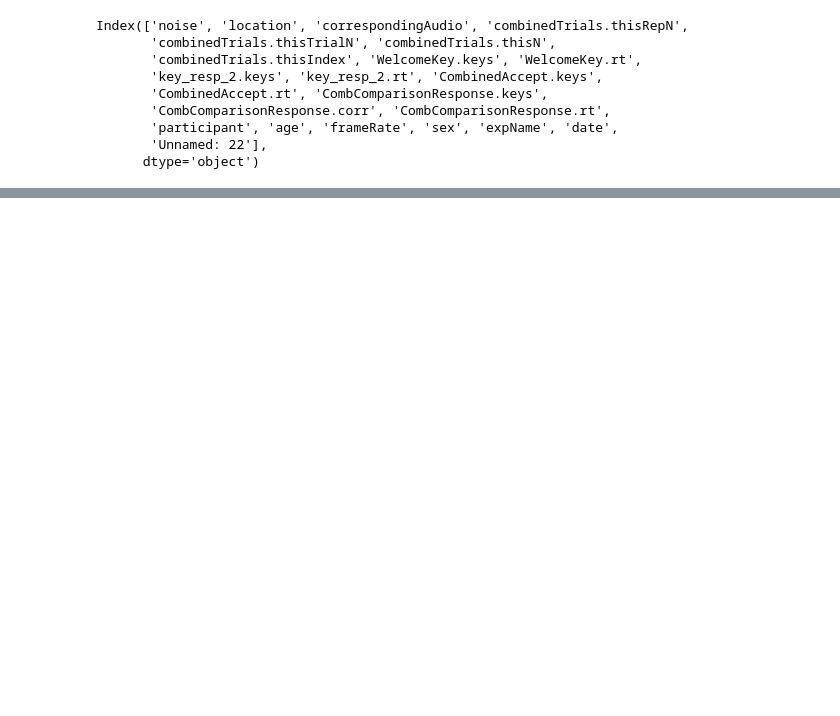
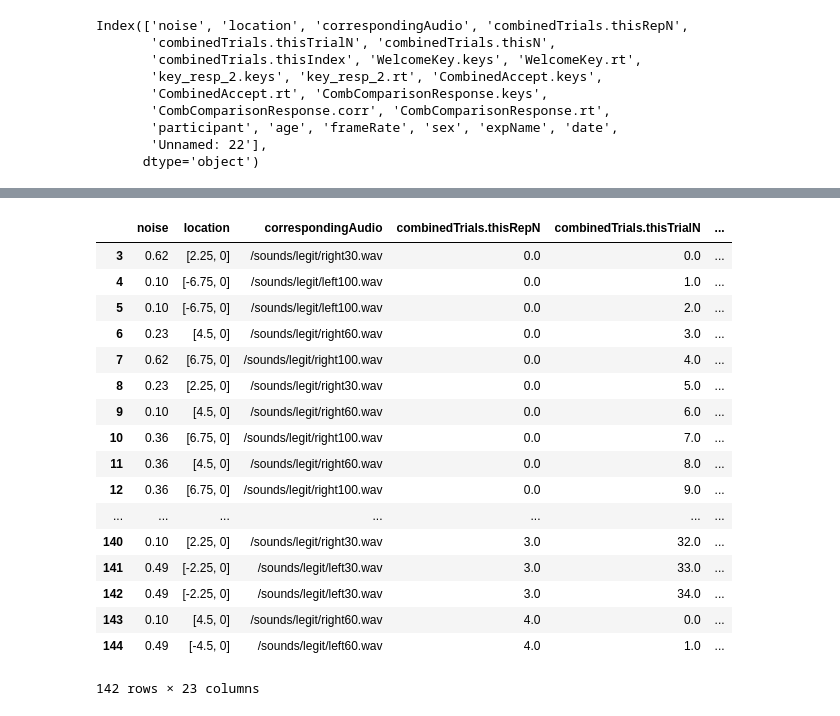
Before and after one commit to polaschwoebel/A-Bayesian-approach-to-multimodal-integration, a Jupyter notebook: access_experiment_data.ipynb, the cells around one changed output, grey strips where cells are left out. Saved outputs shown, nothing was run; the diff lists cells and outputs as text; code cells hidden in the pictures; blank space fills up the shorter version.

Commit message:
accessing experiment data notebook

```diff
--- a/access_experiment_data.ipynb
+++ b/access_experiment_data.ipynb
@@ -37,0 +22,21 @@ Name: CombComparisonResponse.keys, dtype: object
+# %%
+combined = experiment[pd.notnull(experiment['CombComparisonResponse.keys'])]
+# %% [output]
+|  | noise | location | correspondingAudio | combinedTrials.thisRepN | combinedTrials.thisTrialN | ... |
+| 3 | 0.62 | [2.25, 0] | /sounds/legit/right30.wav | 0.0 | 0.0 | ... |
+| 4 | 0.10 | [-6.75, 0] | /sounds/legit/left100.wav | 0.0 | 1.0 | ... |
+| 5 | 0.10 | [-6.75, 0] | /sounds/legit/left100.wav | 0.0 | 2.0 | ... |
+| 6 | 0.23 | [4.5, 0] | /sounds/legit/right60.wav | 0.0 | 3.0 | ... |
+| 7 | 0.62 | [6.75, 0] | /sounds/legit/right100.wav | 0.0 | 4.0 | ... |
+| 8 | 0.23 | [2.25, 0] | /sounds/legit/right30.wav | 0.0 | 5.0 | ... |
+| 9 | 0.10 | [4.5, 0] | /sounds/legit/right60.wav | 0.0 | 6.0 | ... |
+| 10 | 0.36 | [6.75, 0] | /sounds/legit/right100.wav | 0.0 | 7.0 | ... |
+| 11 | 0.36 | [4.5, 0] | /sounds/legit/right60.wav | 0.0 | 8.0 | ... |
+| 12 | 0.36 | [6.75, 0] | /sounds/legit/right100.wav | 0.0 | 9.0 | ... |
+| ... | ... | ... | ... | ... | ... | ... |
+| 140 | 0.10 | [2.25, 0] | /sounds/legit/right30.wav | 3.0 | 32.0 | ... |
+| 141 | 0.49 | [-2.25, 0] | /sounds/legit/left30.wav | 3.0 | 33.0 | ... |
+| 142 | 0.49 | [-2.25, 0] | /sounds/legit/left30.wav | 3.0 | 34.0 | ... |
+| 143 | 0.10 | [4.5, 0] | /sounds/legit/right60.wav | 4.0 | 0.0 | ... |
+| 144 | 0.49 | [-4.5, 0] | /sounds/legit/left60.wav | 4.0 | 1.0 | ... |
+142 rows × 23 columns
```
Also changed, not shown: parts of 4 cells of this notebook.
